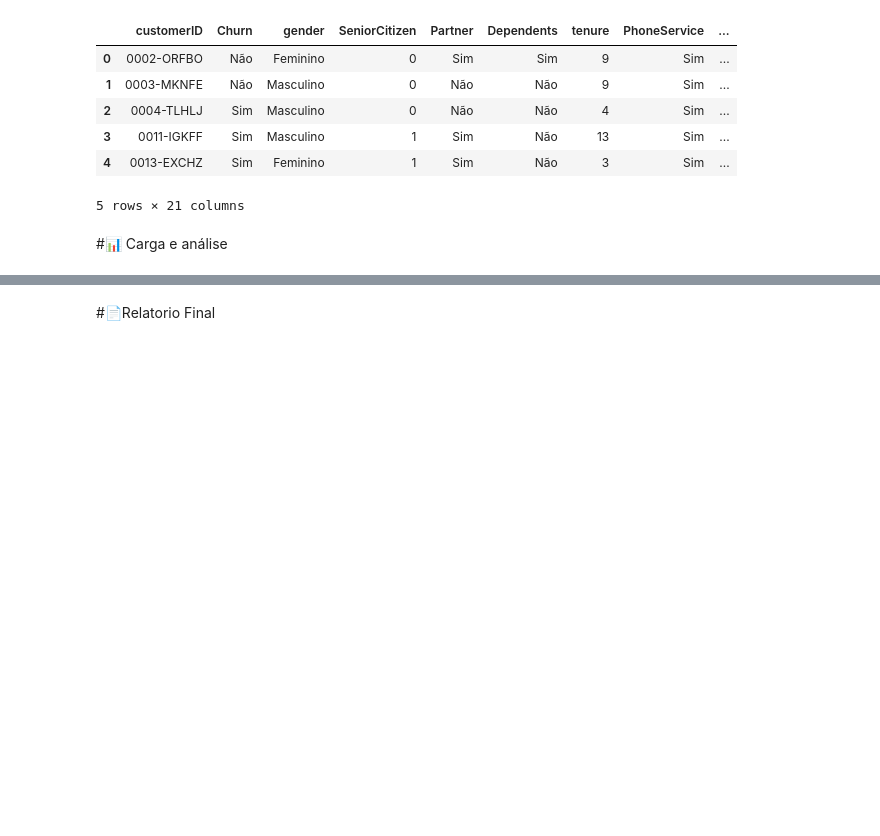
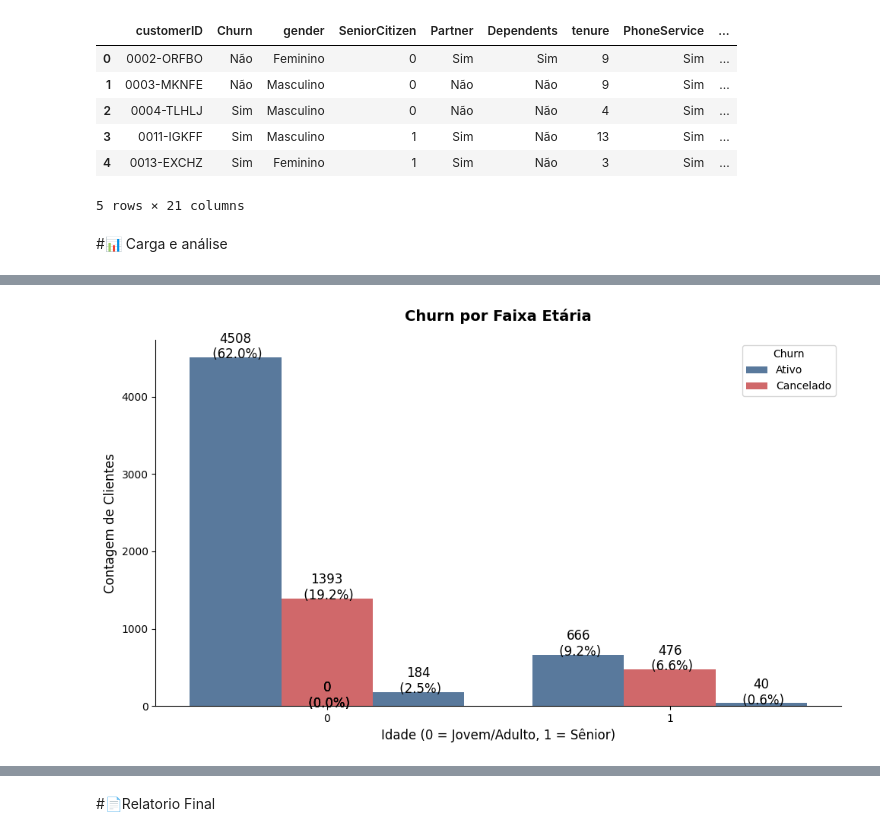
Before and after one commit to Cristina225/AluraStoreBr-4-.ipynb, a Jupyter notebook: TelecomX_BR.ipynb, the cells around one changed output, grey strips where cells are left out. Drawn from its saved outputs; the diff is of its cells as text; code cells hidden in the pictures; blank space fills up the shorter version.

```diff
--- a/TelecomX_BR.ipynb
+++ b/TelecomX_BR.ipynb
@@ -285,0 +336,27 @@ import plotly.express as px
+# %%
+plt.figure(figsize=(10, 6))
+ax = sns.countplot(x='SeniorCitizen', hue='Churn', data=df,
+                  palette=['#4e79a7','#e15759'])
+
+sns.despine(top=True, right=True)
+plt.title('Churn por Faixa Etária', fontsize=14, pad=18, fontweight='bold')
+plt.xlabel('Idade (0 = Jovem/Adulto, 1 = Sênior)', fontsize=12)
+plt.ylabel('Contagem de Clientes', fontsize=12)
+
+total = len(df)
+
+for p in ax.patches:
+    percentage = f'{100*p.get_height()/total:.1f}%'
+    ax.annotate(f'{int(p.get_height())}\n ({percentage})',
+                (p.get_x() + p.get_width()/2., p.get_height()),
+                ha='center', va='center',
+                xytext=(0, 10),
+                textcoords='offset points',
+                fontsize=12)
+
+plt.legend(title='Churn', labels=['Ativo', 'Cancelado'], loc='upper right')
+
+plt.tight_layout()
+plt.show()
+# %% [output]
+[figure, added]
```
Also changed, not shown: parts of 7 cells of this notebook.
